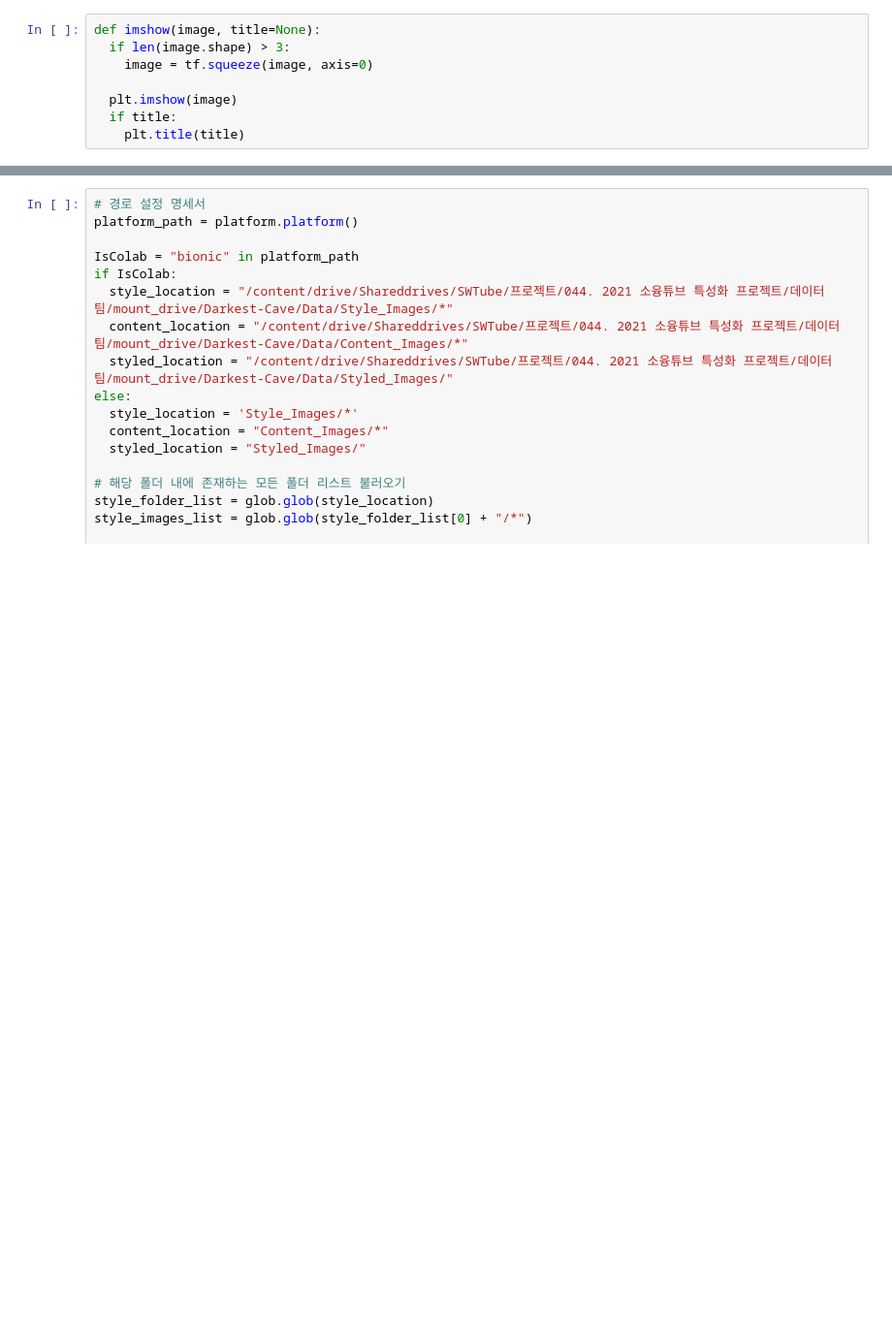
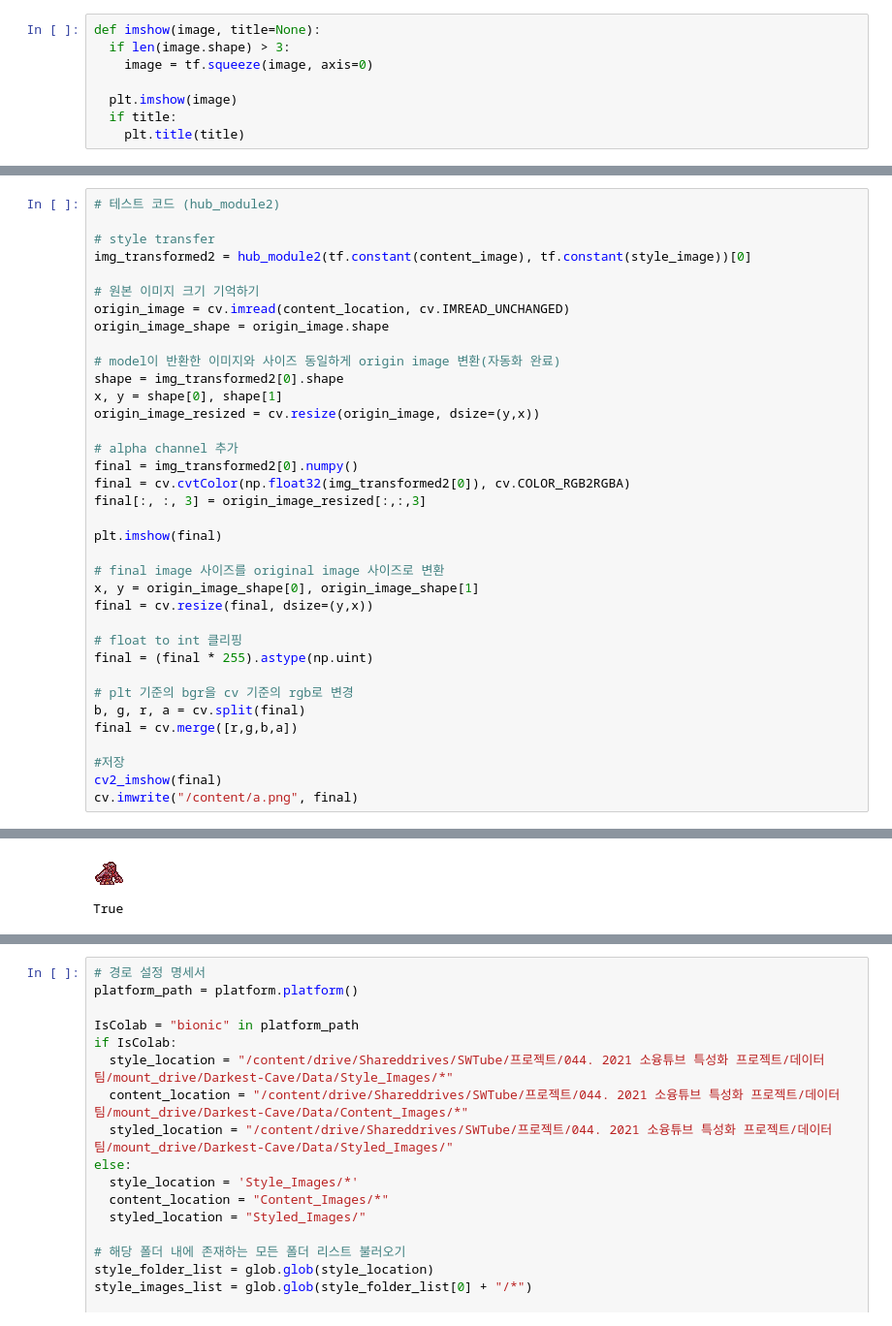
Before and after one commit to SWTube/Darkest-Cave, a Jupyter notebook: Data/Preliminary_Model/mobilenets_Model.ipynb, the cells around one changed output, grey strips where cells are left out. Shown at 97% size. Drawn from its saved outputs; the diff is of its cells as text; blank space fills up the shorter version.

```diff
--- a/Data/Preliminary_Model/mobilenets_Model.ipynb
+++ b/Data/Preliminary_Model/mobilenets_Model.ipynb
@@ -70,0 +138,37 @@ def imshow(image, title=None):
+# %%
+# 테스트 코드 (hub_module2)
+
+# style transfer
+img_transformed2 = hub_module2(tf.constant(content_image), tf.constant(style_image))[0]
+
+# 원본 이미지 크기 기억하기
+origin_image = cv.imread(content_location, cv.IMREAD_UNCHANGED)
+origin_image_shape = origin_image.shape
+
+# model이 반환한 이미지와 사이즈 동일하게 origin image 변환(자동화 완료)
+shape = img_transformed2[0].shape
+x, y = shape[0], shape[1]
+origin_image_resized = cv.resize(origin_image, dsize=(y,x))
+
+# alpha channel 추가
+final = img_transformed2[0].numpy()
+final = cv.cvtColor(np.float32(img_transformed2[0]), cv.COLOR_RGB2RGBA)
+final[:, :, 3] = origin_image_resized[:,:,3]
+
+plt.imshow(final)
+
+# final image 사이즈를 original image 사이즈로 변환
+x, y = origin_image_shape[0], origin_image_shape[1]
+final = cv.resize(final, dsize=(y,x))
+
+# float to int 클리핑
+final = (final * 255).astype(np.uint)
+
+# plt 기준의 bgr을 cv 기준의 rgb로 변경
+b, g, r, a = cv.split(final)
+final = cv.merge([r,g,b,a])
+
+#저장
+cv2_imshow(final)
+cv.imwrite("/content/a.png", final)
+# %% [output]
@@ -70,0 +176,2 @@ def imshow(image, title=None):
+[figure, added]
+True
```
Also changed, not shown: parts of 17 cells of this notebook.
